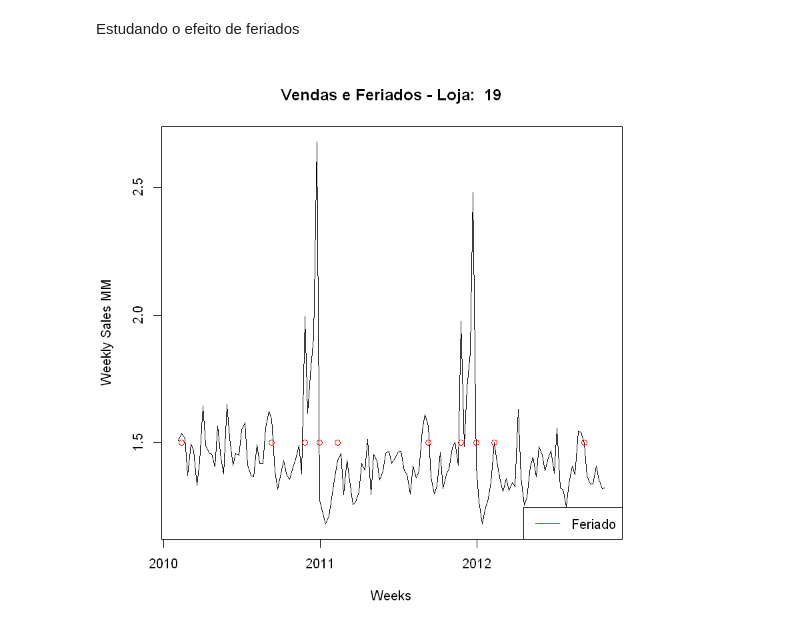
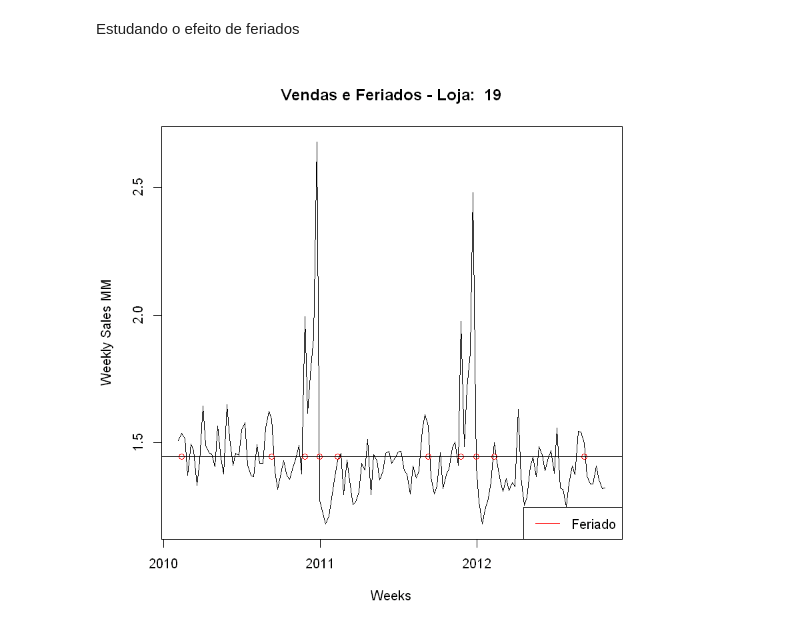
Before and after one commit to guilhermersduarte/Projeto-Aplicado-1, a Jupyter notebook: src/r_amaral/Walmart_AE_07_Holiday.ipynb, the cells around one changed output. Cells and saved outputs as stored; diff of their text form; code cells hidden in the pictures.

```diff
--- a/src/r_amaral/Walmart_AE_07_Holiday.ipynb
+++ b/src/r_amaral/Walmart_AE_07_Holiday.ipynb
@@ -20,15 +20,16 @@ Estudando o efeito de feriados
 # %%
 nstore = 19
 
 dfplot = df[(df$Store == nstore),]
+sales_mean = mean(dfplot$Weekly_Sales)/1000000
 
 plot(dfplot$Date,dfplot$Weekly_Sales/1000000,
     type='l',
     ylab = 'Weekly Sales MM',
     xlab = 'Weeks',
     main = paste( 'Vendas e Feriados - Loja: ', nstore))
-points(dfplot$Date,(dfplot$Holiday_Flag)+0.5,
-      col = "red")
+points(dfplot$Date,(dfplot$Holiday_Flag)*sales_mean, col = "red")
+abline(h=sales_mean)
 legend("bottomright", legend="Feriado", lty=1, col="red", text.col="black")
 # %% [output]
-[figure, old version]
+[figure, new version]
```
Also changed, not shown: parts of 5 cells of this notebook.
